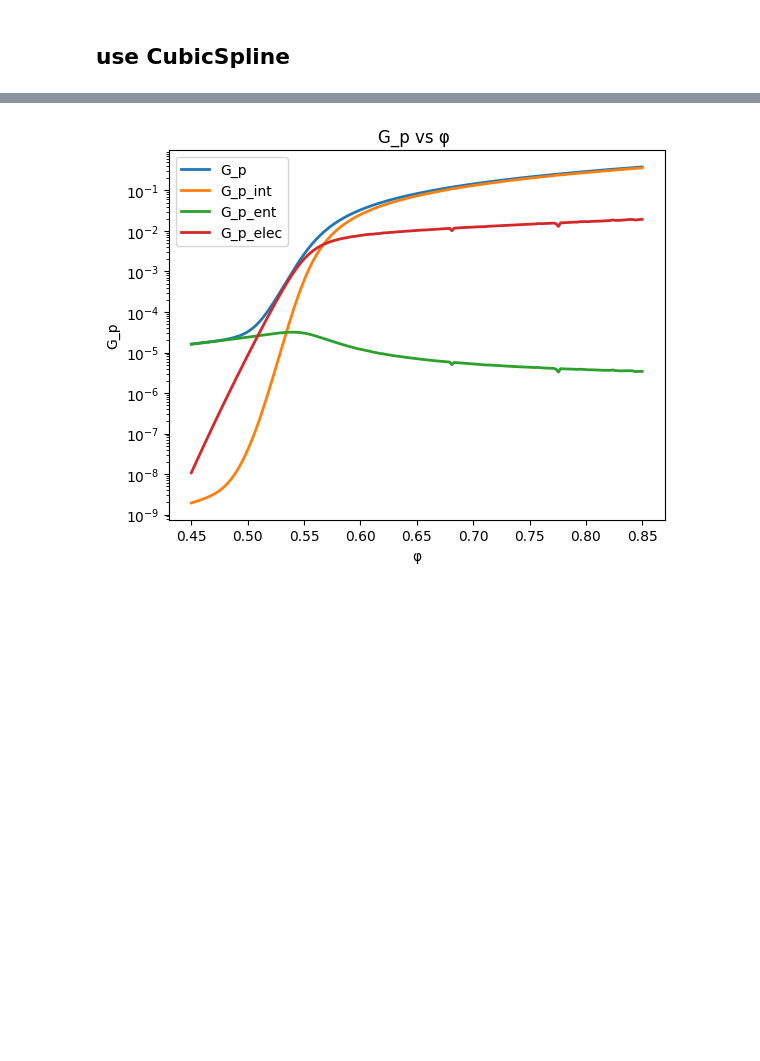
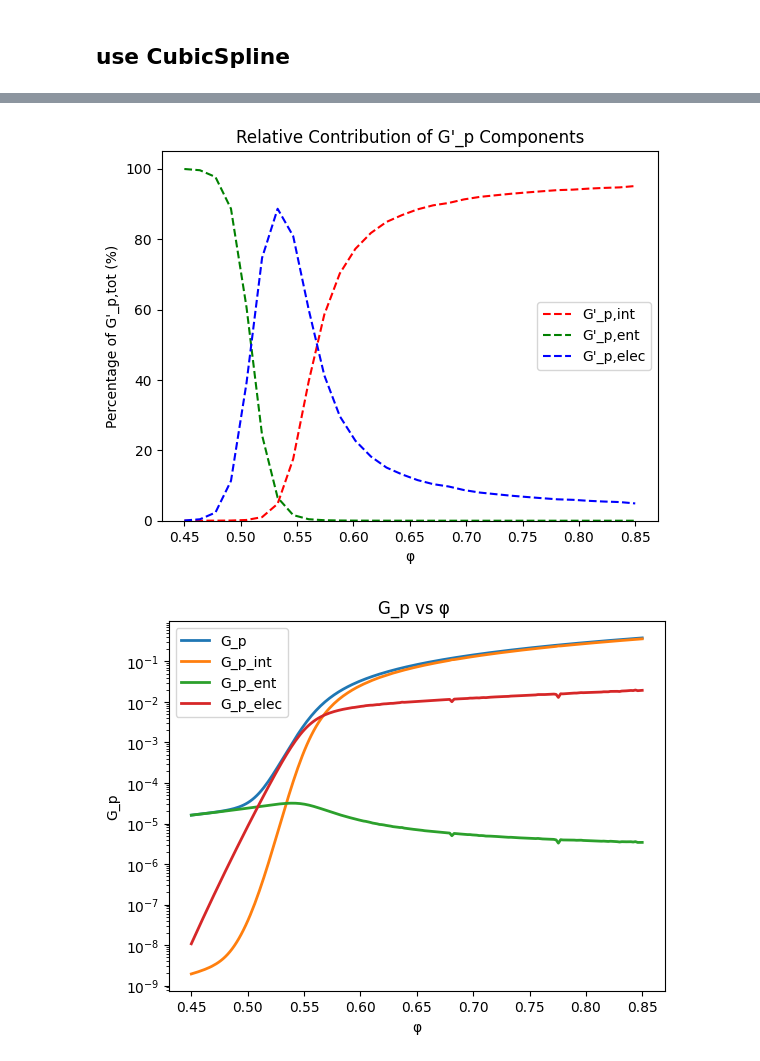
Before and after one commit to inxslynne/thesisproject, a Jupyter notebook: Kim&Mason/py-kimmason-final.ipynb, the cells around one changed output, grey strips where cells are left out. Cells and saved outputs as stored; diff of their text form; code cells hidden in the pictures; blank space fills up the shorter version.

```diff
--- a/Kim&Mason/py-kimmason-final.ipynb
+++ b/Kim&Mason/py-kimmason-final.ipynb
@@ -152,3 +223,22 @@ plt.show()
+# %%
+G_p_tot = G_p_int_values + G_p_ent_values + G_p_elec_values
+
+G_p_int_percentage = (G_p_int_values / G_p_tot) * 100
+G_p_ent_percentage = (G_p_ent_values / G_p_tot) * 100
+G_p_elec_percentage = (G_p_elec_values / G_p_tot) * 100
+
+plt.figure()
+plt.plot(phi_vals, G_p_int_percentage, 'r--', label="G'_p,int")
+plt.plot(phi_vals, G_p_ent_percentage, 'g--', label="G'_p,ent")
+plt.plot(phi_vals, G_p_elec_percentage, 'b--', label="G'_p,elec")
+plt.xlabel('φ')
+plt.ylabel("Percentage of G'_p,tot (%)")
+plt.ylim(0, 105)
+plt.legend()
+plt.title("Relative Contribution of G'_p Components")
+plt.show()
+# %% [output]
+[figure, added]
 # %%
 phi_vals = np.linspace(0.45, 0.85, num=200)
 gamma_vals = np.linspace(0, 0.01, num=200)
```
Also changed, not shown: parts of 2 cells of this notebook, 5 other files.
